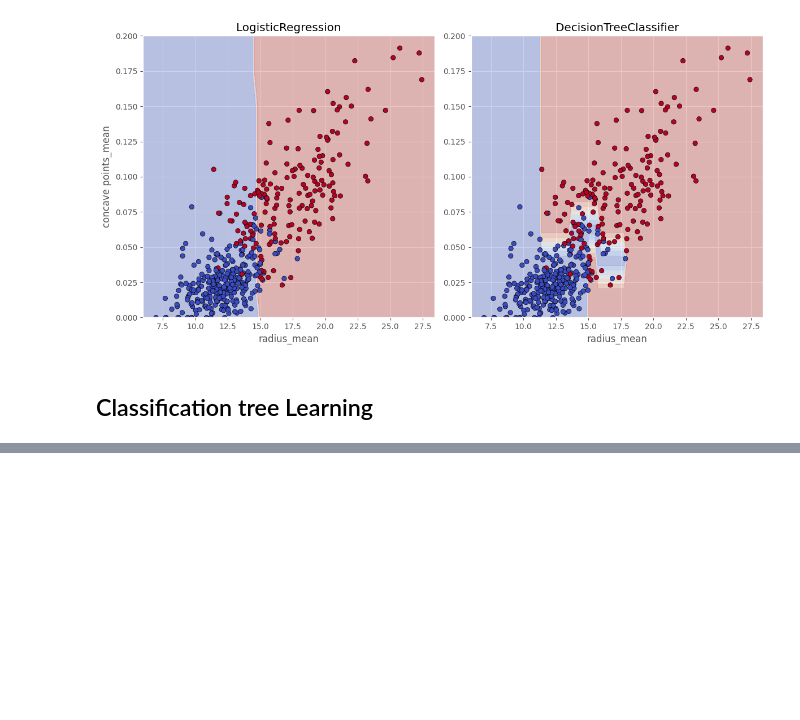
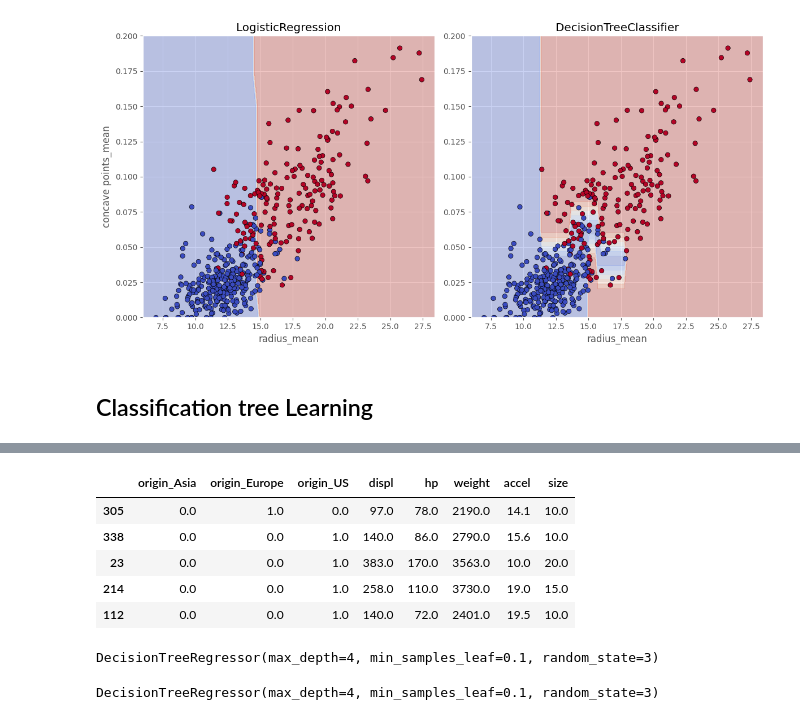
Before and after one commit to PaulToronto/DataCamp-Track---Machine-Learning-Scientist-in-Python, a Jupyter notebook: 6_1_Machine_Learning_with_Tree_Based_Models_in_Python_Classification_and_Regression_Trees.ipynb, the cells around one changed output, grey strips where cells are left out. Saved outputs shown, nothing was run; the diff lists cells and outputs as text; code cells hidden in the pictures; blank space fills up the shorter version.

```diff
--- a/6_1_Machine_Learning_with_Tree_Based_Models_in_Python_Classification_and_Regression_Trees.ipynb
+++ b/6_1_Machine_Learning_with_Tree_Based_Models_in_Python_Classification_and_Regression_Trees.ipynb
@@ -304,0 +517,8 @@ plt.show()
+# %%
+X_train, X_test, y_train, y_test = train_test_split(
+    X, y,
+    test_size=0.2,
+    random_state=3
+)
+
+X_train.shape, X_test.shape, y_train.shape, y_test.shape
@@ -304,0 +527,7 @@ plt.show()
+# %%
+preprocessor = make_column_transformer(
+    (OneHotEncoder(sparse_output=False), ['origin']),
+    remainder='passthrough'
+)
+# %%
+preprocessor.fit(X_train)
@@ -304,0 +544,34 @@ plt.show()
+# %%
+X_train_encoded = preprocessor.transform(X_train)
+# %%
+one_hot_columns = preprocessor.named_transformers_['onehotencoder'].get_feature_names_out()
+numeric_columns = X_train.drop('origin', axis=1).columns
+all_columns = np.concatenate([one_hot_columns, numeric_columns])
+X_train = pd.DataFrame(
+    X_train_encoded,
+    columns=all_columns,
+    index=X_train.index
+)
+
+X_train.head()
+# %% [output]
+|  | origin_Asia | origin_Europe | origin_US | displ | hp | weight | accel | size |
+| 305 | 0.0 | 1.0 | 0.0 | 97.0 | 78.0 | 2190.0 | 14.1 | 10.0 |
+| 338 | 0.0 | 0.0 | 1.0 | 140.0 | 86.0 | 2790.0 | 15.6 | 10.0 |
+| 23 | 0.0 | 0.0 | 1.0 | 383.0 | 170.0 | 3563.0 | 10.0 | 20.0 |
+| 214 | 0.0 | 0.0 | 1.0 | 258.0 | 110.0 | 3730.0 | 19.0 | 15.0 |
+| 112 | 0.0 | 0.0 | 1.0 | 140.0 | 72.0 | 2401.0 | 19.5 | 10.0 |
+# %%
+# from sklearn.tree import DecisionTreeRegressor
+# from sklearn.metrics import mean_squared_error as MSE
+
+dt = DecisionTreeRegressor(max_depth=4,
+                           min_samples_leaf=0.1, # each leaf must contain at least 10% of training data
+                           random_state=3)
+dt
+# %% [output]
+DecisionTreeRegressor(max_depth=4, min_samples_leaf=0.1, random_state=3)
+# %%
+dt.fit(X_train, y_train)
+# %% [output]
+DecisionTreeRegressor(max_depth=4, min_samples_leaf=0.1, random_state=3)
```
Also changed, not shown: parts of 50 cells of this notebook.
